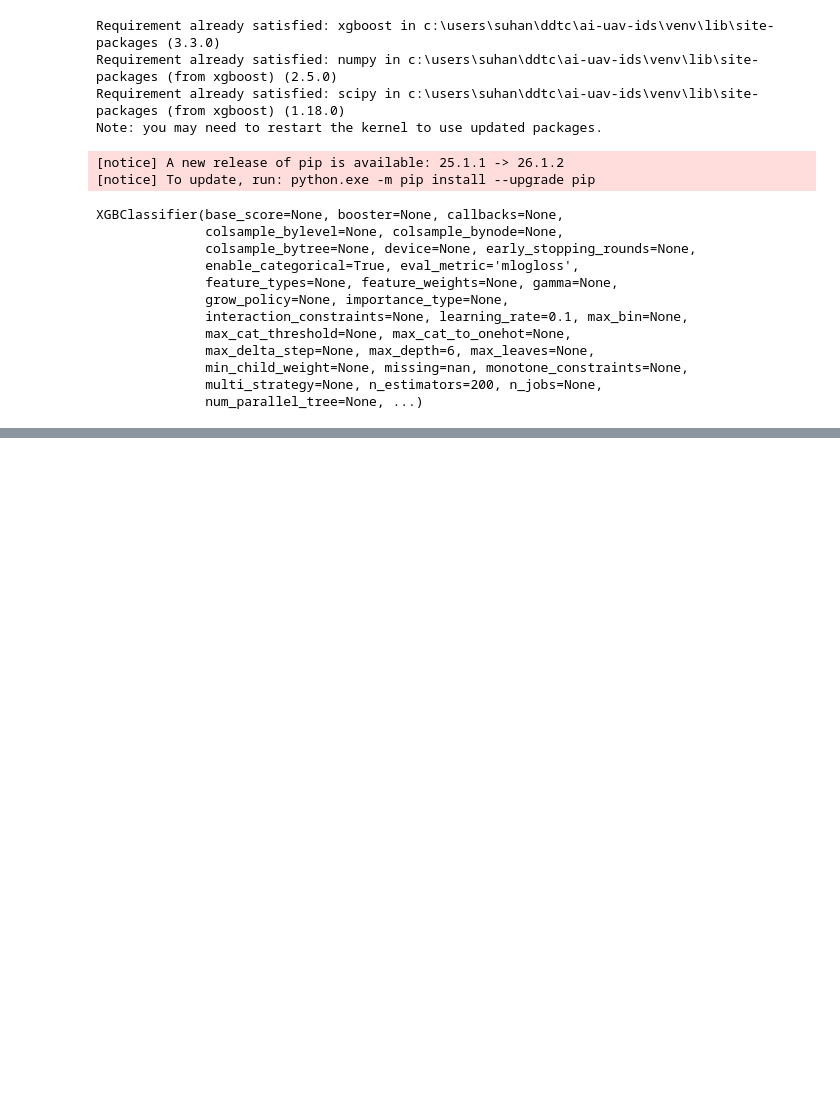
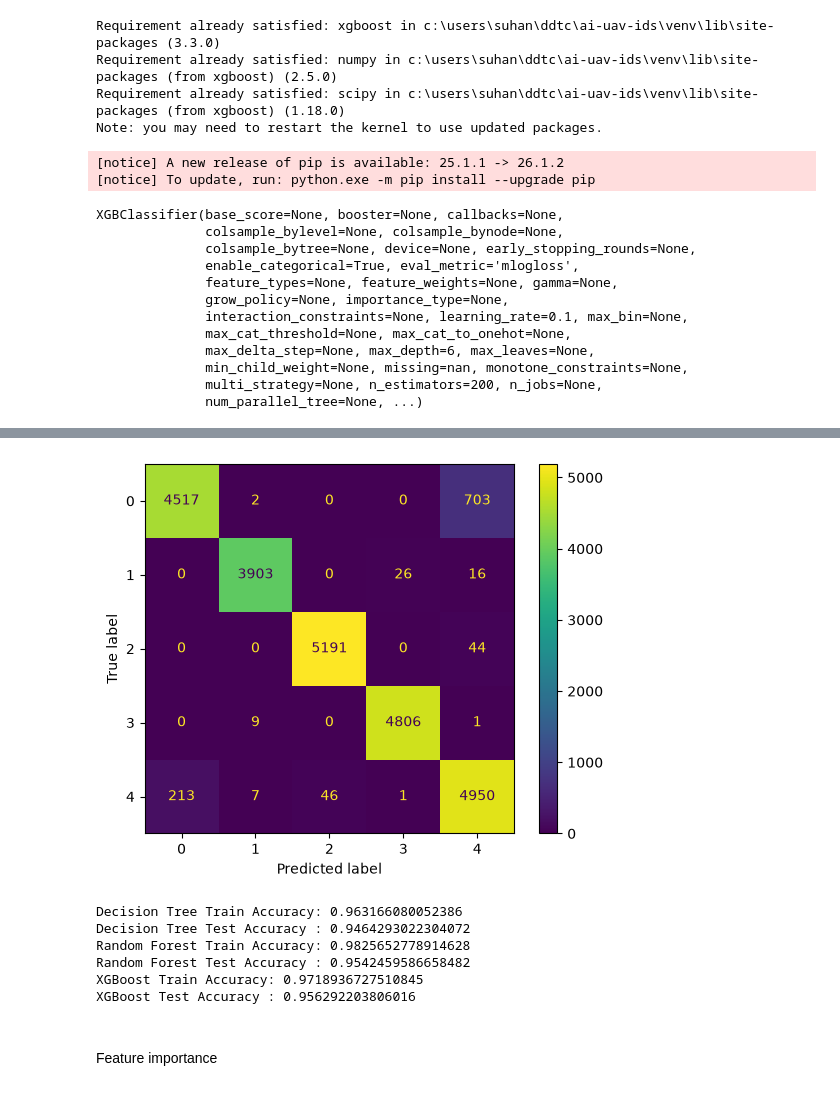
Before and after one commit to ashita1808/AI-Based-UAV-Network-Intrusion-Detection, a Jupyter notebook: AI-UAV-IDS/notebooks/analysis.ipynb, the cells around one changed output, grey strips where cells are left out. Drawn from its saved outputs; the diff is of its cells as text; code cells hidden in the pictures; blank space fills up the shorter version.

```diff
--- a/AI-UAV-IDS/notebooks/analysis.ipynb
+++ b/AI-UAV-IDS/notebooks/analysis.ipynb
@@ -479,0 +686,24 @@ plt.show()
+# %%
+from sklearn.model_selection import GridSearchCV
+from xgboost import XGBClassifier
+
+xgb_params = {
+    'n_estimators': [100, 200],
+    'learning_rate': [0.05, 0.1],
+    'max_depth': [4, 6, 8],
+    'subsample': [0.8, 1.0],
+    'colsample_bytree': [0.8, 1.0]
+}
+
+xgb_grid = GridSearchCV(
+    XGBClassifier(
+        random_state=42,
+        eval_metric='mlogloss'
+    ),
+    param_grid=xgb_params,
+    cv=5,
+    scoring='accuracy',
+    n_jobs=-1
+)
+
+xgb_grid.fit(X_train, y_train)
@@ -479,0 +742,9 @@ plt.show()
+# %%
+best_xgb = xgb_grid.best_estimator_
+
+y_pred_best_xgb = best_xgb.predict(X_test)
+
+from sklearn.metrics import accuracy_score, classification_report
+
+print("Accuracy:", accuracy_score(y_test, y_pred_best_xgb))
+print(classification_report(y_test, y_pred_best_xgb))
@@ -479,0 +764,32 @@ plt.show()
+# %%
+from sklearn.metrics import ConfusionMatrixDisplay
+import matplotlib.pyplot as plt
+
+ConfusionMatrixDisplay.from_predictions(
+    y_test,
+    y_pred_best_xgb
+)
+
+plt.show()
+# %% [output]
+[figure, added]
+# %%
+print("Decision Tree Train Accuracy:", best_dt.score(X_train, y_train))
+print("Decision Tree Test Accuracy :", best_dt.score(X_test, y_test))
+
+print("Random Forest Train Accuracy:", best_rf.score(X_train, y_train))
+print("Random Forest Test Accuracy :", best_rf.score(X_test, y_test))
+
+print("XGBoost Train Accuracy:", best_xgb.score(X_train, y_train))
+print("XGBoost Test Accuracy :", best_xgb.score(X_test, y_test))
+# %% [output]
+Decision Tree Train Accuracy: 0.963166080052386
+Decision Tree Test Accuracy : 0.9464293022304072
+Random Forest Train Accuracy: 0.9825652778914628
+Random Forest Test Accuracy : 0.9542459586658482
+XGBoost Train Accuracy: 0.9718936727510845
+XGBoost Test Accuracy : 0.956292203806016
+# %% [markdown]
+####
+Feature importance
+####
```
Also changed, not shown: parts of 51 cells of this notebook.
